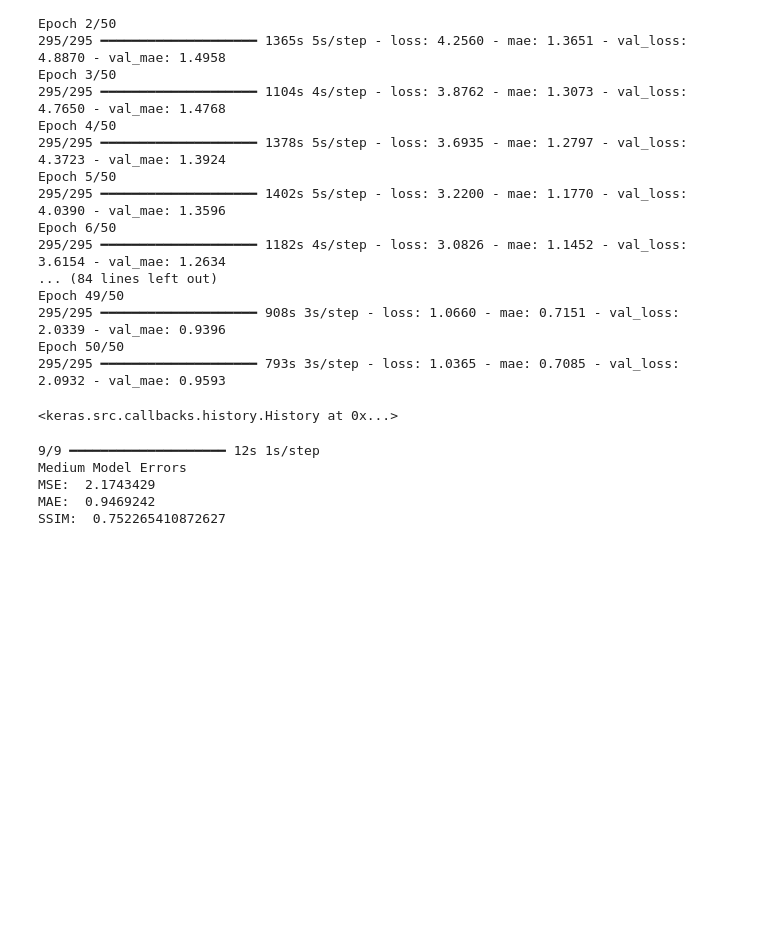
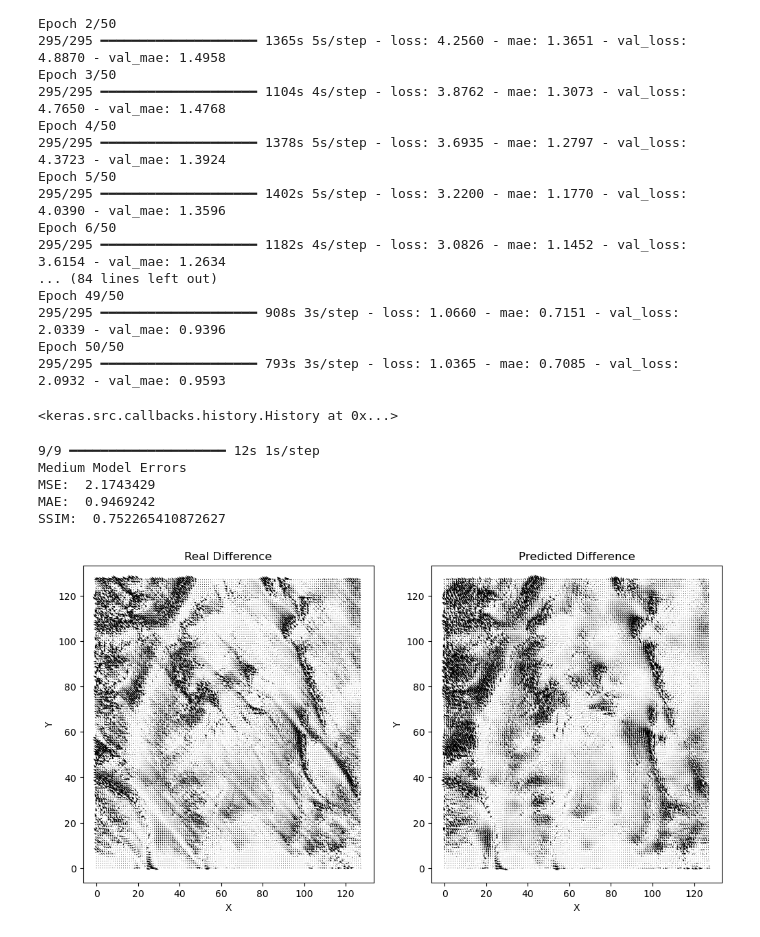
Before and after one commit to janehousley/WindflowPrediction, a Jupyter notebook: WindNinjaCNN.ipynb, the cells around one changed output. Drawn from its saved outputs; the diff is of its cells as text; code cells hidden in the pictures; blank space fills up the shorter version.

```diff
--- a/WindNinjaCNN.ipynb
+++ b/WindNinjaCNN.ipynb
@@ -389,16 +392,16 @@ for file_num in range(10,200):
 
             if vegetation_type == 'brush':
                 vegetation_grid *= 1
-            else if vegetation_type == 'grass':
+            elif vegetation_type == 'grass':
                 vegetation_grid *= 2
-            else if vegetation_type == 'trees':
-                vegetation-grid *= 3
+            elif vegetation_type == 'trees':
+                vegetation_grid *= 3
 
             wind_angle_grid = np.ones_like(U_mass) * wind_directions[i]
 
 
             # Stack inputs into a (size, size, 3) tensor
-            X_sample = np.stack([elevation, vegetation_grid, wind_angle_gride, U_mass, V_mass], axis=-1)  # Shape: (size, size, 5)
+            X_sample = np.stack([elevation, vegetation_grid, wind_angle_grid, U_mass, V_mass], axis=-1)  # Shape: (size, size, 5)
 
             # Stack targets into a (size, size, 2) tensor
             y_sample = np.stack([U_diff, V_diff], axis=-1)  # Shape: (size, size, 2)
@@ -448,15 +469,15 @@ for file_num in range(4,10):
 
             if vegetation_type == 'brush':
                 vegetation_grid *= 1
-            else if vegetation_type == 'grass':
+            elif vegetation_type == 'grass':
                 vegetation_grid *= 2
-            else if vegetation_type == 'trees':
-                vegetation-grid *= 3
+            elif vegetation_type == 'trees':
+                vegetation_grid *= 3
 
             wind_angle_grid = np.ones_like(U_mass) * wind_directions[i]
 
             # Stack inputs into a (size, size, 3) tensor
-            X_sample = np.stack([elevation, vegetation_grid, wind_angle_gride, U_mass, V_mass], axis=-1)  # Shape: (size, size, 5)
+            X_sample = np.stack([elevation, vegetation_grid, wind_angle_grid, U_mass, V_mass], axis=-1)  # Shape: (size, size, 5)
 
             # Stack targets into a (size, size, 2) tensor
             y_sample = np.stack([U_diff, V_diff], axis=-1)  # Shape: (size, size, 2)
@@ -853,28 +906,30 @@ MSE:  2.1743429
 MAE:  0.9469242
 SSIM:  0.752265410872627
 # %%
-# i = 50
+i = 50
 
-# U_diff_test = y_test[i, :, :, 0]
-# V_diff_test = y_test[i, :, :, 1]
+U_diff_test = y_test[i, :, :, 0]
+V_diff_test = y_test[i, :, :, 1]
 
-# U_diff_pred = predictions[i, :, :, 0]
-# V_diff_pred = predictions[i, :, :, 1]
+U_diff_pred = medium_model_predictions[i, :, :, 0]
+V_diff_pred = medium_model_predictions[i, :, :, 1]
 
 
-# fig = plt.figure(figsize=(12,6))
+fig = plt.figure(figsize=(12,6))
 
-# ax1 = fig.add_subplot(121)
-# ax2 = fig.add_subplot(122)
+ax1 = fig.add_subplot(121)
+ax2 = fig.add_subplot(122)
 
-# ax1.quiver(U_diff_test, -V_diff_test, scale=300, color="black")
-# ax1.set_title("Real Difference")
-# ax1.set_xlabel('X')
-# ax1.set_ylabel("Y")
+ax1.quiver(U_diff_test, -V_diff_test, scale=300, color="black")
+ax1.set_title("Real Difference")
+ax1.set_xlabel('X')
+ax1.set_ylabel("Y")
 
-# ax2.quiver(U_diff_pred, -V_diff_pred, scale=300, color="black")
-# ax2.set_title("Predicted Difference")
-# ax2.set_xlabel('X')
-# ax2.set_ylabel("Y")
+ax2.quiver(U_diff_pred, -V_diff_pred, scale=300, color="black")
+ax2.set_title("Predicted Difference")
+ax2.set_xlabel('X')
+ax2.set_ylabel("Y")
 
-# plt.show()
+plt.show()
+# %% [output]
+[figure, added]
```
Also changed, not shown: parts of 6 cells of this notebook.
